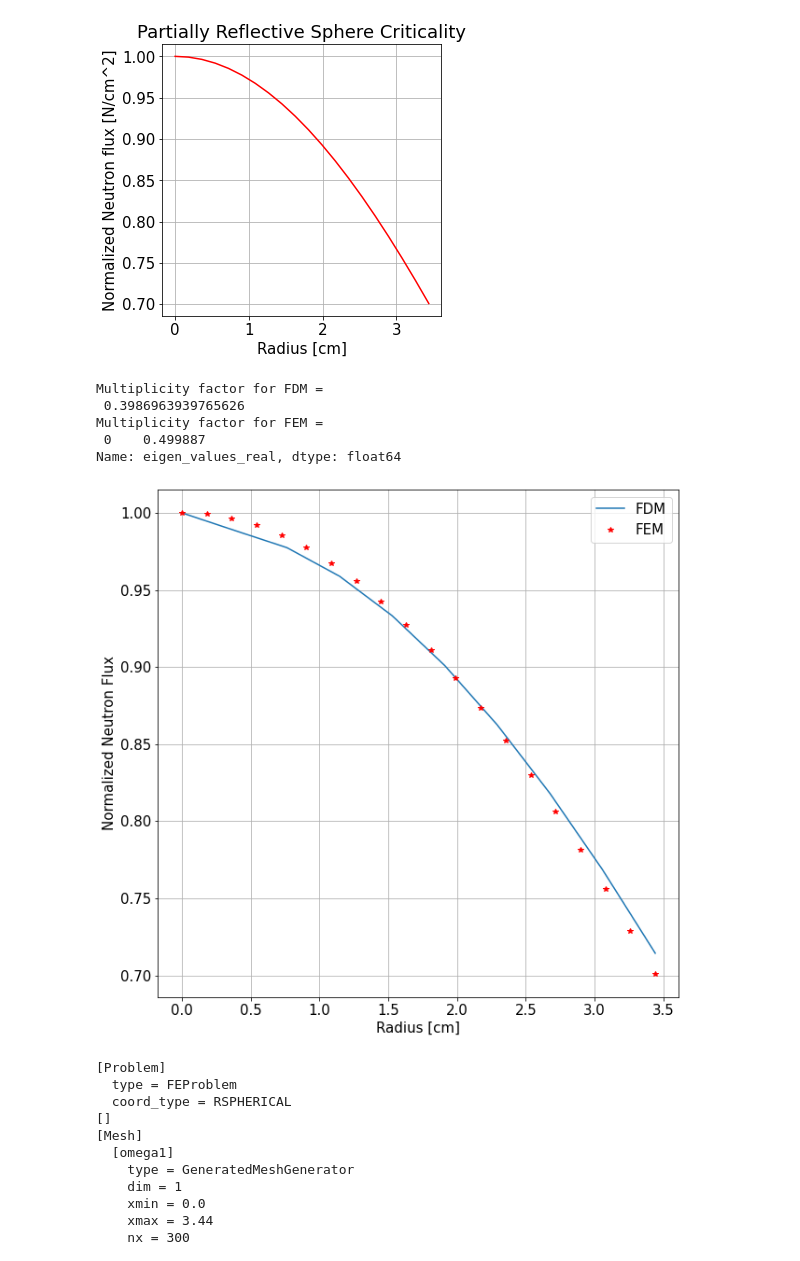
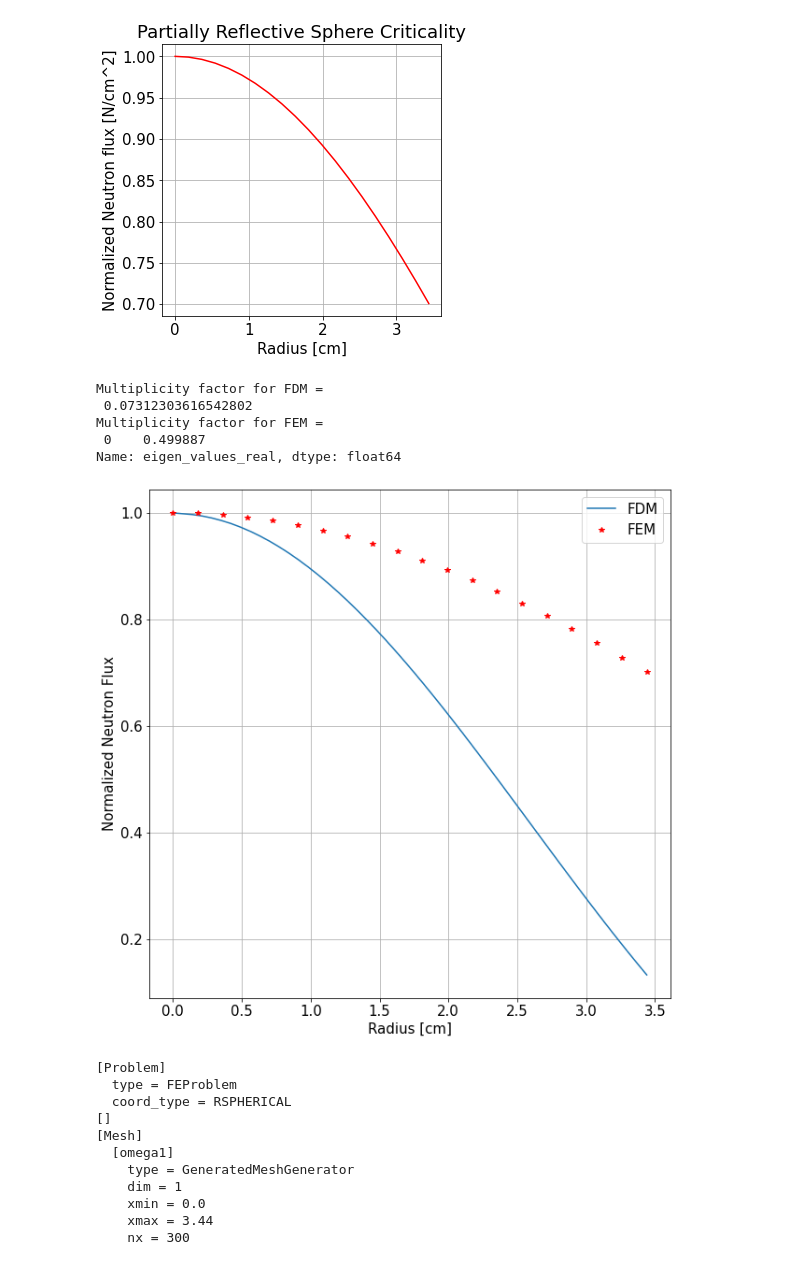
Before and after one commit to AnthonyB08/neutron__transport, a Jupyter notebook: Spherical_Neutron_Transport_Report.ipynb, the cells around one changed output. Drawn from its saved outputs; the diff is of its cells as text; code cells hidden in the pictures.

```diff
--- a/Spherical_Neutron_Transport_Report.ipynb
+++ b/Spherical_Neutron_Transport_Report.ipynb
@@ -506,7 +499,7 @@ plt.show()
 # %% [output]
 [figure]
 # %%
-Nr= 10
+Nr= 50
 
 rn=3.44
 r0=0
@@ -536,6 +529,11 @@ for i in range(1,Nr-1):
 #A[-1,-1]=(-2*D1/h**2-1/h-1/(rn))
 #A[-1,-2]=(2)*D1/h**2
 
+#Bare
+A[-1,-1]=-(2*D1/h**2+1/h+1/(rn))
+A[-1,-2]=(2)*D1/h**2
+
+#Albedo
 A[-1,-1]=((1-alpha)/(1+alpha))*(-2*D1/h**2-1/h-1/(rn))
 A[-1,-2]=(2)*D1/h**2
 D, V = LA.eig(A)
@@ -545,35 +543,35 @@ eigen_value=D
 eigen_vec=V[:,1]
 c_star_vec=eigen_vec/LA.norm(eigen_vec[:][0])
 
 
 eigen_values = np.flip(np.sort(abs(D)))
 
 k_FDM=(v[0]*chi[0]*sigma_f[0])/(min(abs(D))+sigma_a[0]-sigma_12)
 
 
 k_FEM=(v[0]*chi[0]*sigma_f[0])/(lam+sigma_a[0]-sigma_12)
 
 print('Multiplicity factor for FDM =  \n',k_FDM)
 print('Multiplicity factor for FEM =  \n',k_FEM)
 
 DD = abs(c_star_vec)
 DD /= DD.max()
 
 plt.figure(figsize=(10,10))
 plt.plot(r,DD,label="FDM")
 plt.plot(df["x"],df["u_r"]/unormal[1],"r*",label="FEM")
 plt.grid()
 plt.xlabel("Radius [cm]")
 plt.ylabel("Normalized Neutron Flux")
 plt.legend()
 plt.show()
 # %% [output]
 Multiplicity factor for FDM =
- 0.3986963939765626
+ 0.07312303616542802
 Multiplicity factor for FEM =
  0    0.499887
 Name: eigen_values_real, dtype: float64
-[figure, old version]
+[figure, new version]
 # %%
 book_params = False
 openMC_xs = False
```
Also changed, not shown: parts of 7 cells of this notebook, 11 other files.
